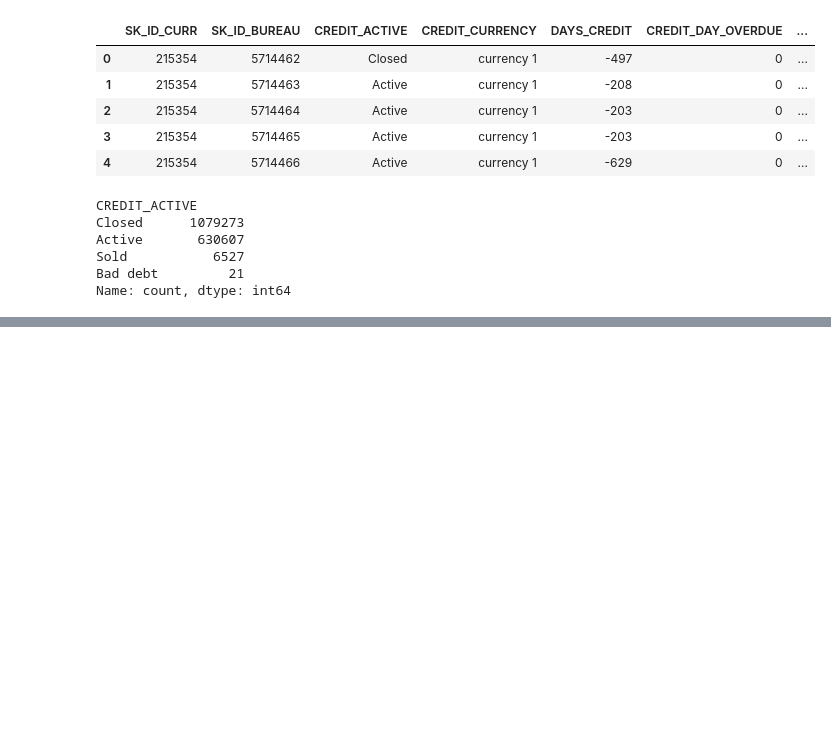
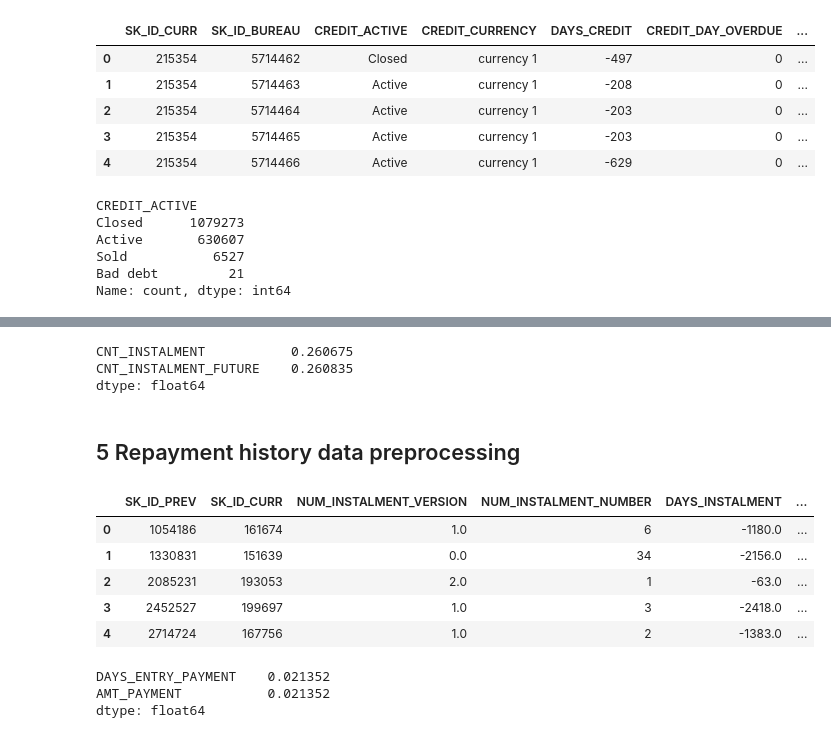
Before and after one commit to Yanxin-Ye/ml-ops-notes, a Jupyter notebook: designing-ml-systems/home-credit-default-risk/feature_engineering.ipynb, the cells around one changed output, grey strips where cells are left out. Drawn from its saved outputs; the diff is of its cells as text; code cells hidden in the pictures; blank space fills up the shorter version.

```diff
--- a/designing-ml-systems/home-credit-default-risk/feature_engineering.ipynb
+++ b/designing-ml-systems/home-credit-default-risk/feature_engineering.ipynb
@@ -123,0 +136,7 @@ bu_agg.to_csv("etl/bureau_agg.csv", header=True, index=False)
+# %%
+# Check missing vals
+check_missing_col_coverage(pos)
+# %% [output]
+CNT_INSTALMENT           0.260675
+CNT_INSTALMENT_FUTURE    0.260835
+dtype: float64
@@ -123,0 +177,19 @@ bu_agg.to_csv("etl/bureau_agg.csv", header=True, index=False)
+# %% [markdown]
+## 5 Repayment history data preprocessing
+# %%
+repay = pd.read_csv('data/installments_payments.csv')
+
+repay.head()
+# %% [output]
+|  | SK_ID_PREV | SK_ID_CURR | NUM_INSTALMENT_VERSION | NUM_INSTALMENT_NUMBER | DAYS_INSTALMENT | ... |
+| 0 | 1054186 | 161674 | 1.0 | 6 | -1180.0 | ... |
+| 1 | 1330831 | 151639 | 0.0 | 34 | -2156.0 | ... |
+| 2 | 2085231 | 193053 | 2.0 | 1 | -63.0 | ... |
+| 3 | 2452527 | 199697 | 1.0 | 3 | -2418.0 | ... |
+| 4 | 2714724 | 167756 | 1.0 | 2 | -1383.0 | ... |
+# %%
+check_missing_col_coverage(repay)
+# %% [output]
+DAYS_ENTRY_PAYMENT    0.021352
+AMT_PAYMENT           0.021352
+dtype: float64
```
Also changed, not shown: parts of 13 cells of this notebook, 4 other files.
